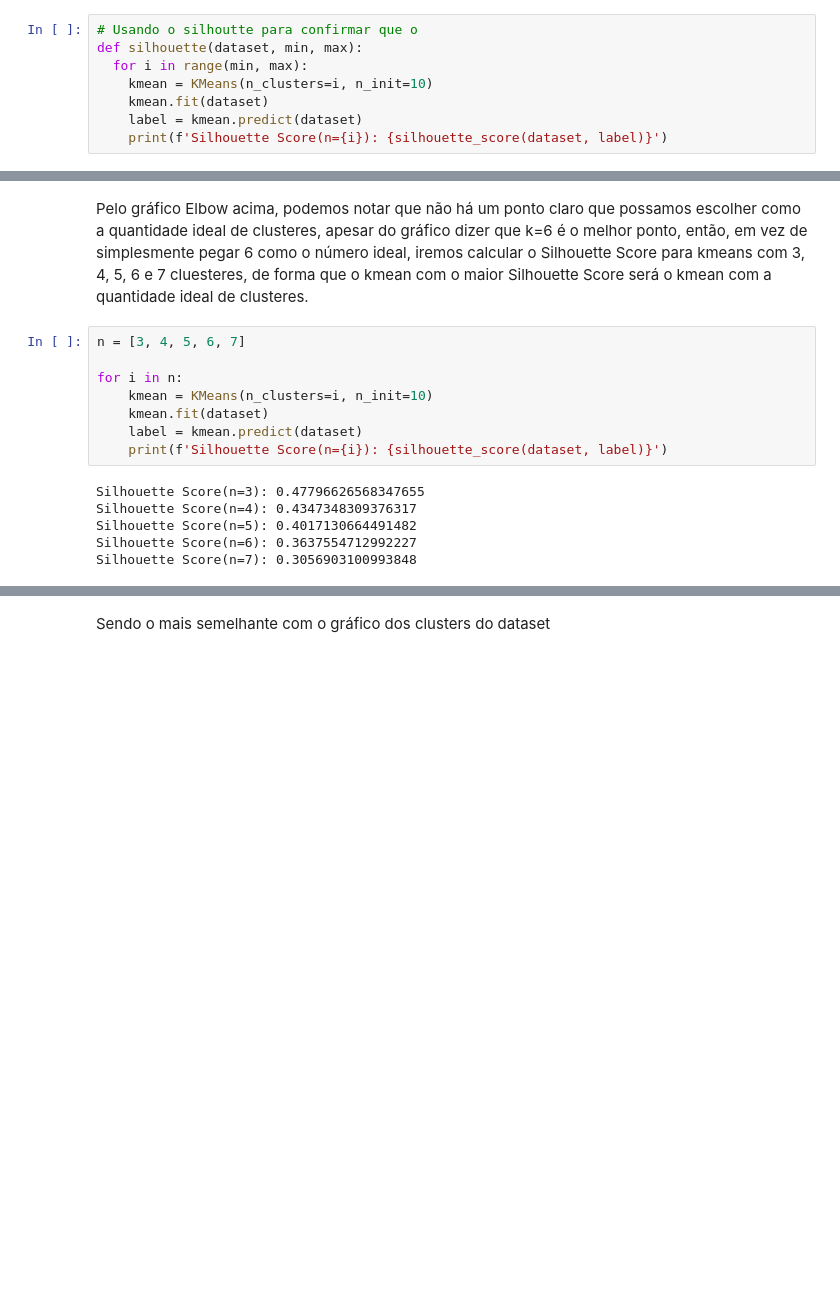
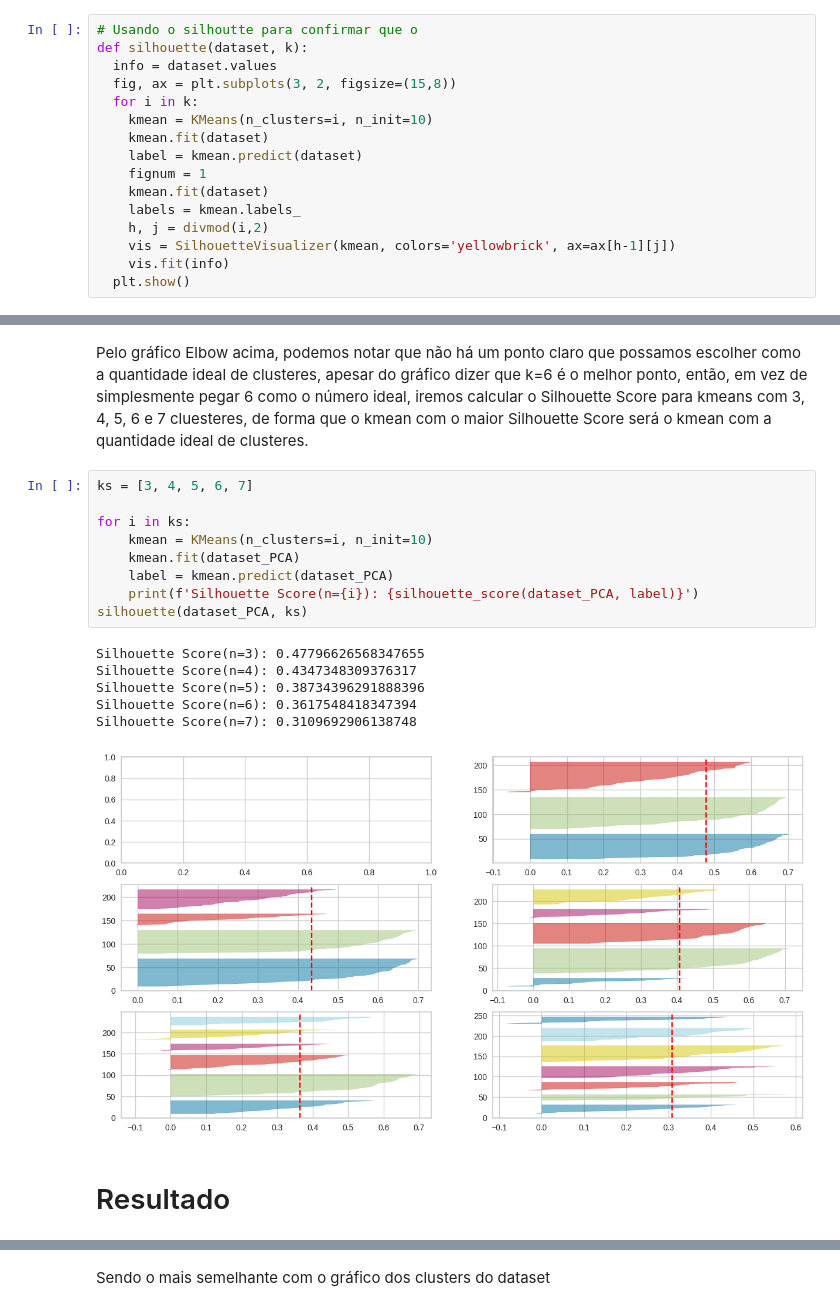
Before and after one commit to GuilhermeMaciel75/Projeto_Clustering, a Jupyter notebook: K_Means.ipynb, the cells around one changed output, grey strips where cells are left out. Cells and saved outputs as stored; diff of their text form; blank space fills up the shorter version.

```diff
--- a/K_Means.ipynb
+++ b/K_Means.ipynb
@@ -42,8 +49,16 @@ def elbow_method(data, min, max):
 # %%
 # Usando o silhoutte para confirmar que o
-def silhouette(dataset, min, max):
-  for i in range(min, max):
+def silhouette(dataset, k):
+  info = dataset.values
+  fig, ax = plt.subplots(3, 2, figsize=(15,8))
+  for i in k:
     kmean = KMeans(n_clusters=i, n_init=10)
     kmean.fit(dataset)
     label = kmean.predict(dataset)
-    print(f'Silhouette Score(n={i}): {silhouette_score(dataset, label)}')
+    fignum = 1
+    kmean.fit(dataset)
+    labels = kmean.labels_
+    h, j = divmod(i,2)
+    vis = SilhouetteVisualizer(kmean, colors='yellowbrick', ax=ax[h-1][j])
+    vis.fit(info)
+  plt.show()
@@ -57,17 +91,21 @@ elbow_method(dataset, min, max)
 # %% [markdown]
 Pelo gráfico Elbow acima, podemos notar que não há um ponto claro que possamos escolher como a quantidade ideal de clusteres, apesar do gráfico dizer que k=6 é o melhor ponto, então, em vez de simplesmente pegar 6 como o número ideal, iremos calcular o Silhouette Score para kmeans com 3, 4, 5, 6 e 7 cluesteres, de forma que o kmean com o maior Silhouette Score será o kmean com a quantidade ideal de clusteres.
 # %%
-n = [3, 4, 5, 6, 7]
+ks = [3, 4, 5, 6, 7]
 
-for i in n:
+for i in ks:
     kmean = KMeans(n_clusters=i, n_init=10)
-    kmean.fit(dataset)
-    label = kmean.predict(dataset)
-    print(f'Silhouette Score(n={i}): {silhouette_score(dataset, label)}')
+    kmean.fit(dataset_PCA)
+    label = kmean.predict(dataset_PCA)
+    print(f'Silhouette Score(n={i}): {silhouette_score(dataset_PCA, label)}')
+silhouette(dataset_PCA, ks)
 # %% [output]
 Silhouette Score(n=3): 0.47796626568347655
 Silhouette Score(n=4): 0.4347348309376317
-Silhouette Score(n=5): 0.4017130664491482
-Silhouette Score(n=6): 0.3637554712992227
-Silhouette Score(n=7): 0.3056903100993848
+Silhouette Score(n=5): 0.38734396291888396
+Silhouette Score(n=6): 0.3617548418347394
+Silhouette Score(n=7): 0.3109692906138748
+[figure, added]
+# %% [markdown]
+# Resultado
 # %% [markdown]
```
Also changed, not shown: parts of 16 cells of this notebook.
